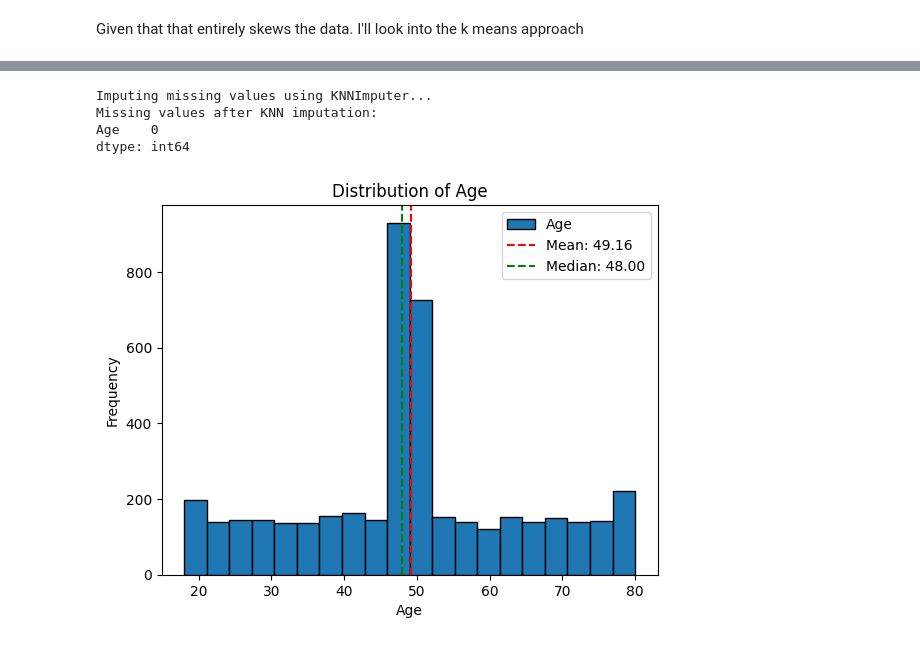
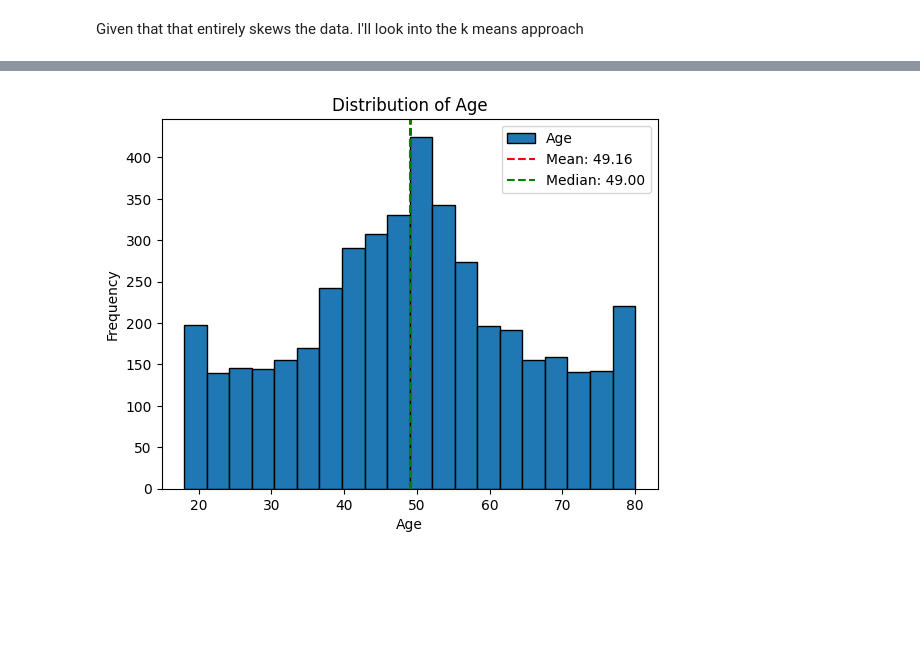
Before and after one commit to HichWaffles/ML-Project, a Jupyter notebook: notebooks/age_impute.ipynb, the cells around one changed output, grey strips where cells are left out. Drawn from its saved outputs; the diff is of its cells as text; code cells hidden in the pictures; blank space fills up the shorter version.

```diff
--- a/notebooks/age_impute.ipynb
+++ b/notebooks/age_impute.ipynb
@@ -15,8 +16,8 @@ from statsmodels.stats.outliers_influence import variance_inflation_factor
 
 from src.preprocessing import prepare_features
 # %%
-df = pd.read_csv('../data/raw/retail_customers_COMPLETE_CATEGORICAL.csv')
-df = prepare_features(df)
+df = pd.read_csv("../data/raw/retail_customers_COMPLETE_CATEGORICAL.csv")
+df = prepare_features(df, impute=False)
 # %%
 df.keys()
 # %% [output]
@@ -99,5 +101,6 @@ plot_age_distribution(df)
 # %% [markdown]
 Given that that entirely skews the data. I'll look into the k means approach
 # %%
-df = pd.read_csv('../data/raw/retail_customers_COMPLETE_CATEGORICAL.csv')
-df = prepare_features(df)
+df = prepare_features(
+    pd.read_csv("../data/raw/retail_customers_COMPLETE_CATEGORICAL.csv")
+)
@@ -188,42 +107,9 @@ Dropped 2 features due to VIF.
 # %%
+from src.utils import impute_missing_knn
 
 
-# 2. Scale the data
-# Distance-based algorithms like KNN need scaled data so larger numbers don't dominate
-scaler = StandardScaler()
-df_scaled = pd.DataFrame(
-    scaler.fit_transform(df),
-    columns=df.columns,
-    index=df.index
-)
-
-# 3. Apply KNNImputer
-# n_neighbors=5 is a good default, but you can tune this
-print("Imputing missing values using KNNImputer...")
-imputer = KNNImputer(n_neighbors=1)
-df_imputed_scaled = pd.DataFrame(
-    imputer.fit_transform(df_scaled),
-    columns=df.columns,
-    index=df.index
-)
-
-# 4. Inverse transform to get back to original unscaled ages
-df_imputed = pd.DataFrame(
-    scaler.inverse_transform(df_imputed_scaled),
-    columns=df.columns,
-    index=df.index
-)
-
-# Update the original dataframe with the imputed Age column
-df['Age'] = df_imputed['Age']
-
-print("Missing values after KNN imputation:")
-print(df[["Age"]].isna().sum())
+df = impute_missing_knn(df, target_columns=["Age"], n_neighbors=6)
 
 plot_age_distribution(df)
 # %% [output]
-Imputing missing values using KNNImputer...
-Missing values after KNN imputation:
-Age    0
-dtype: int64
-[figure, old version]
+[figure, new version]
```
Also changed, not shown: parts of 6 cells of this notebook, 2 other files.
